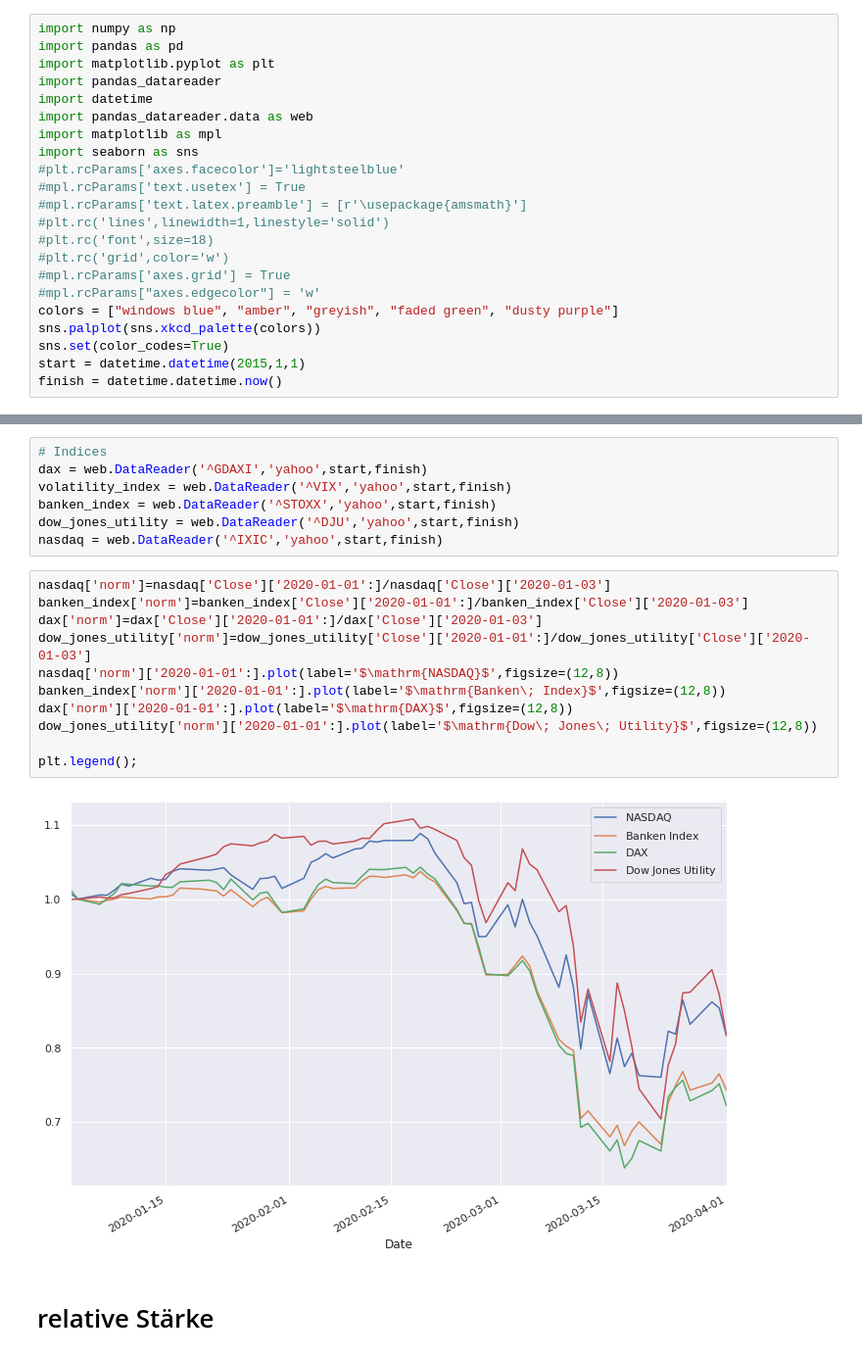
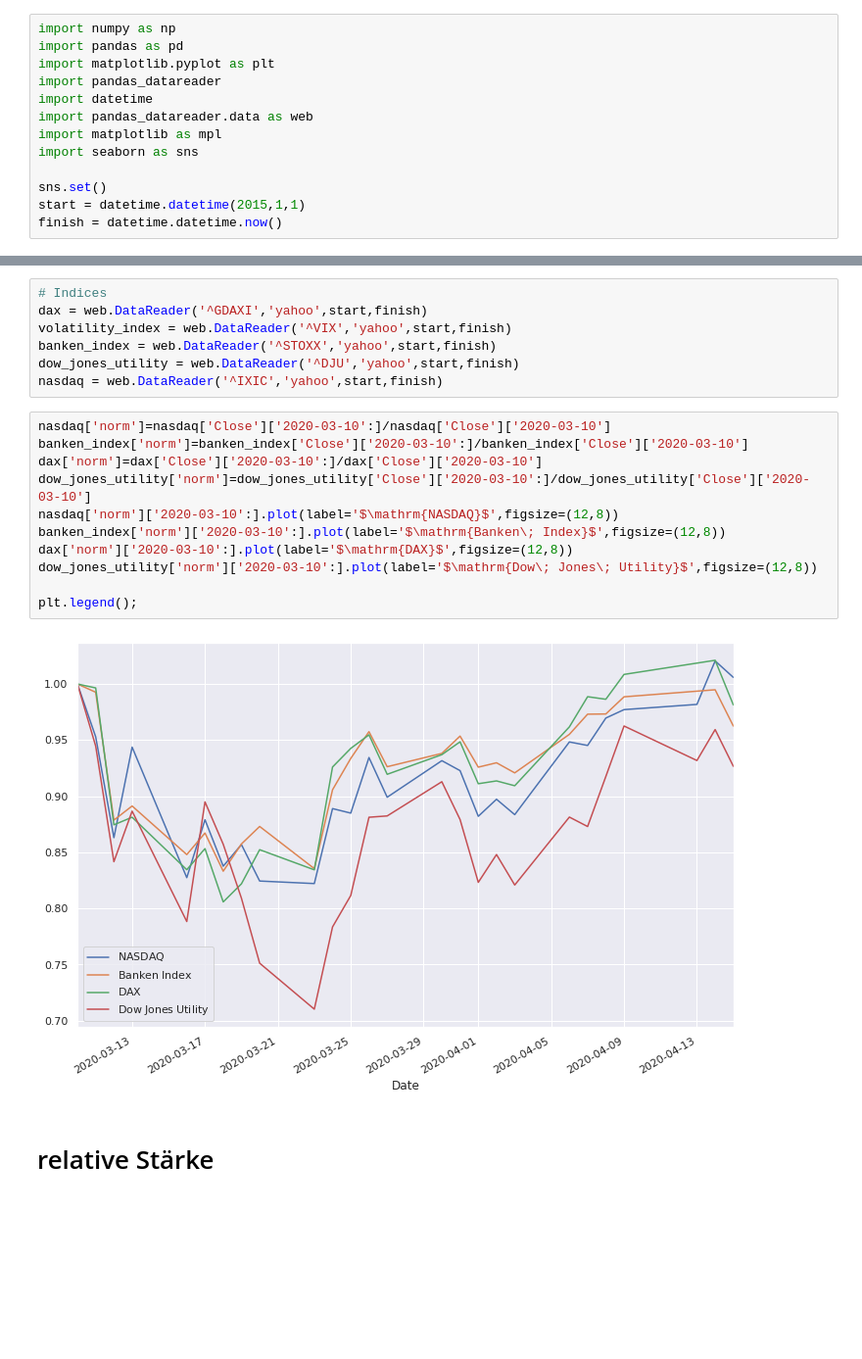
Before and after one commit to dfauser/finance, a Jupyter notebook: own_finance/portfolio_own.ipynb, the cells around one changed output, grey strips where cells are left out. Shown at 98% size. Saved outputs shown, nothing was run; the diff lists cells and outputs as text; blank space fills up the shorter version.

```diff
--- a/own_finance/portfolio_own.ipynb
+++ b/own_finance/portfolio_own.ipynb
@@ -7,16 +7,7 @@ import datetime
 import pandas_datareader.data as web
 import matplotlib as mpl
 import seaborn as sns
-#plt.rcParams['axes.facecolor']='lightsteelblue'
-#mpl.rcParams['text.usetex'] = True
-#mpl.rcParams['text.latex.preamble'] = [r'\usepackage{amsmath}']
-#plt.rc('lines',linewidth=1,linestyle='solid')
-#plt.rc('font',size=18)
-#plt.rc('grid',color='w')
-#mpl.rcParams['axes.grid'] = True
-#mpl.rcParams["axes.edgecolor"] = 'w'
-colors = ["windows blue", "amber", "greyish", "faded green", "dusty purple"]
-sns.palplot(sns.xkcd_palette(colors))
-sns.set(color_codes=True)
+
+sns.set()
 start = datetime.datetime(2015,1,1)
 finish = datetime.datetime.now()
@@ -45,18 +34,18 @@ banken_index = web.DataReader('^STOXX','yahoo',start,finish)
 dow_jones_utility = web.DataReader('^DJU','yahoo',start,finish)
 nasdaq = web.DataReader('^IXIC','yahoo',start,finish)
 # %%
-nasdaq['norm']=nasdaq['Close']['2020-01-01':]/nasdaq['Close']['2020-01-03']
-banken_index['norm']=banken_index['Close']['2020-01-01':]/banken_index['Close']['2020-01-03']
-dax['norm']=dax['Close']['2020-01-01':]/dax['Close']['2020-01-03']
-dow_jones_utility['norm']=dow_jones_utility['Close']['2020-01-01':]/dow_jones_utility['Close']['2020-01-03']
-nasdaq['norm']['2020-01-01':].plot(label='$\mathrm{NASDAQ}$',figsize=(12,8))
-banken_index['norm']['2020-01-01':].plot(label='$\mathrm{Banken\; Index}$',figsize=(12,8))
-dax['norm']['2020-01-01':].plot(label='$\mathrm{DAX}$',figsize=(12,8))
-dow_jones_utility['norm']['2020-01-01':].plot(label='$\mathrm{Dow\; Jones\; Utility}$',figsize=(12,8))
+nasdaq['norm']=nasdaq['Close']['2020-03-10':]/nasdaq['Close']['2020-03-10']
+banken_index['norm']=banken_index['Close']['2020-03-10':]/banken_index['Close']['2020-03-10']
+dax['norm']=dax['Close']['2020-03-10':]/dax['Close']['2020-03-10']
+dow_jones_utility['norm']=dow_jones_utility['Close']['2020-03-10':]/dow_jones_utility['Close']['2020-03-10']
+nasdaq['norm']['2020-03-10':].plot(label='$\mathrm{NASDAQ}$',figsize=(12,8))
+banken_index['norm']['2020-03-10':].plot(label='$\mathrm{Banken\; Index}$',figsize=(12,8))
+dax['norm']['2020-03-10':].plot(label='$\mathrm{DAX}$',figsize=(12,8))
+dow_jones_utility['norm']['2020-03-10':].plot(label='$\mathrm{Dow\; Jones\; Utility}$',figsize=(12,8))
 
 plt.legend();
 # %% [output]
-[figure, old version]
+[figure, new version]
 # %% [markdown]
 # relative Stärke
 # %%
```
Also changed, not shown: parts of 21 cells of this notebook, 1 other file.
